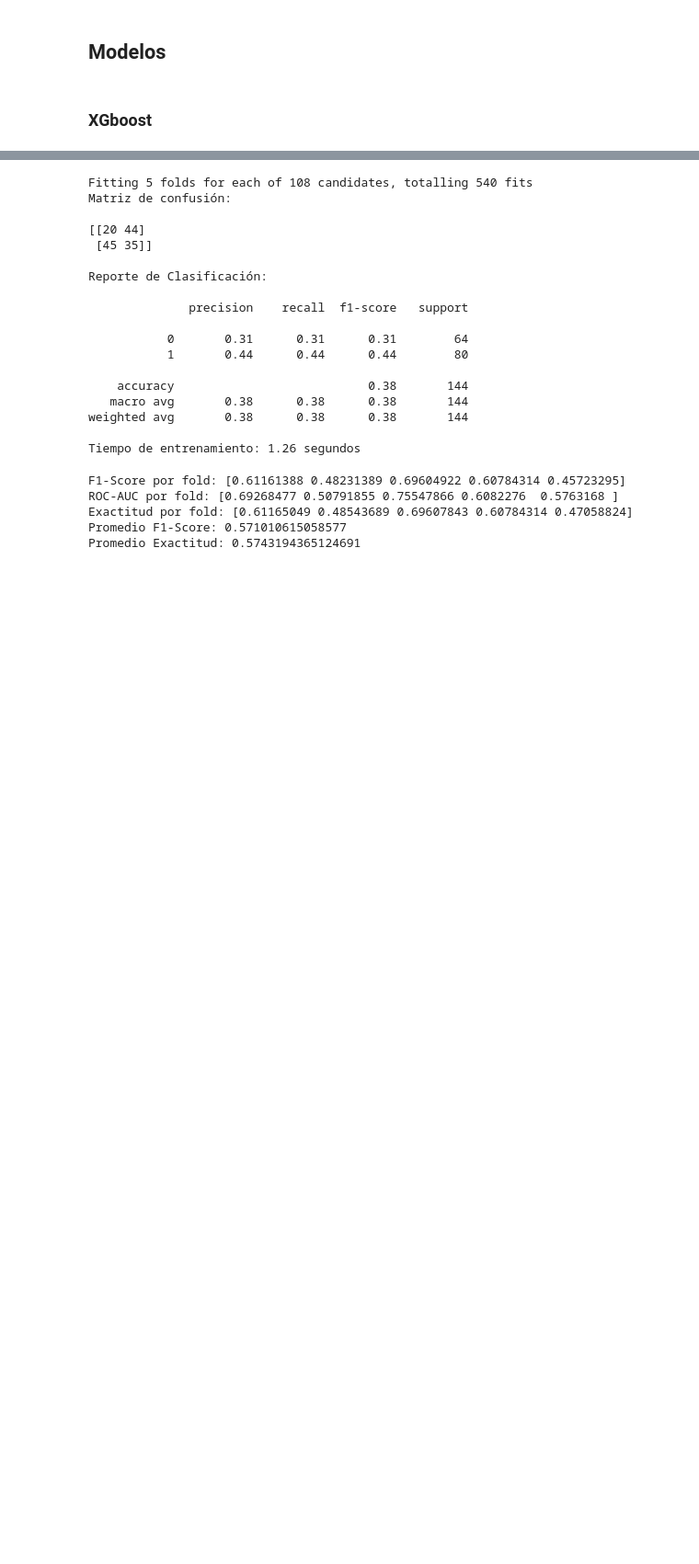
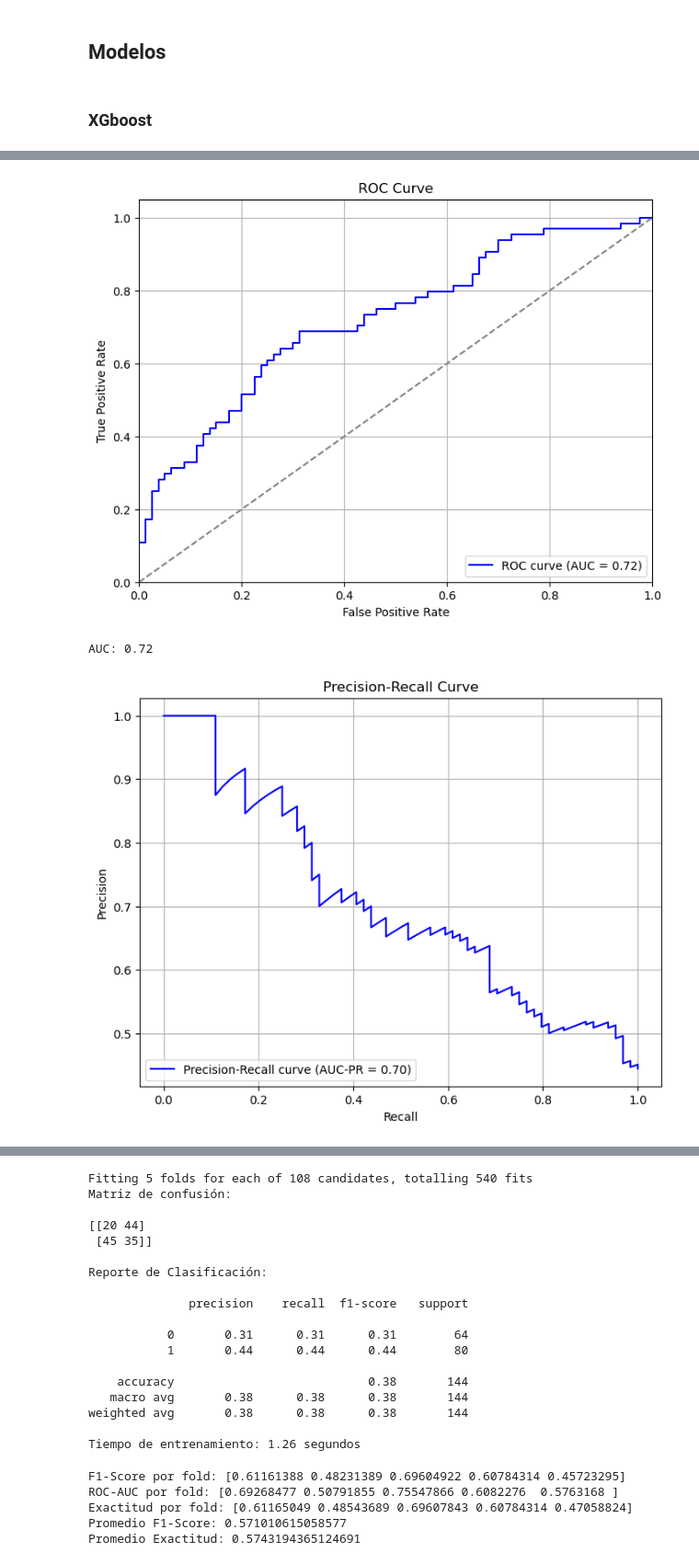
Before and after one commit to Manelzc/Trabajo_de_Titulo_PLR_ML, a Jupyter notebook: exploration.ipynb, the cells around one changed output, grey strips where cells are left out. Shown: that part at 92% size. Drawn from its saved outputs; the diff is of its cells as text; code cells hidden in the pictures; blank space fills up the shorter version.

Commit message:
exploracion update graphs

```diff
--- a/exploration.ipynb
+++ b/exploration.ipynb
@@ -341,3 +341,18 @@ transformed_df.head()
 | 3 | 0.756320 | 0.756208 | 0.845238 | 1.000000 | 0.020185 | ... |
 | 4 | 0.696794 | 0.757364 | 0.823334 | 1.000000 | 0.007278 | ... |
 5 rows × 858 columns
+# %%
+# Aplicar el preprocessor (ajustar y transformar el conjunto de entrenamiento)
+X_test_transformed = preprocessor.fit_transform(X_test)
+
+# Obtener las categorías nuevas creadas por el OneHotEncoder
+onehot_columns = preprocessor.named_transformers_['categorical'].named_steps['category_one_hot'].get_feature_names_out(categorical)
+
+# Crear las columnas finales: numéricas + categóricas codificadas
+final_columns = list(numeric) + list(onehot_columns)
+
+# Convertir los datos transformados en un DataFrame para visualizar
+X_test_trans = pd.DataFrame(X_test_transformed, columns=final_columns)
+
+# Ver las primeras filas del DataFrame transformado
+X_test_trans.head()
@@ -459,7 +522,7 @@ from xgboost import XGBClassifier
 from sklearn.metrics import recall_score, precision_recall_curve, confusion_matrix
 
 # Definir el modelo XGBoost
-xgb_model = XGBClassifier(learning_rate=0.3, max_depth=6, eval_metric='logloss')
+xgb_model = XGBClassifier(learning_rate=0.3, max_depth=6, eval_metric=["error", "logloss"])
 
 # Definir el pipeline con el preprocesador y el modelo XGBoost
 pipe = Pipeline([
@@ -488,0 +552,51 @@ Tiempo de entrenamiento: 2.07 segundos
+# %%
+import matplotlib.pyplot as plt
+from sklearn.metrics import roc_curve, roc_auc_score
+
+# Ajustar el pipeline al conjunto de entrenamiento
+pipe.fit(X_train, y_train)
+
+# Obtener las probabilidades de la clase positiva (1) para el conjunto de prueba
+y_prob = pipe.predict_proba(X_test)[:, 1]
+
+# Calcular la curva ROC
+fpr, tpr, thresholds = roc_curve(y_test, y_prob)
+
+# Calcular el AUC
+auc_value = roc_auc_score(y_test, y_prob)
+
+# Graficar la curva ROC
+plt.figure(figsize=(8, 6))
+plt.plot(fpr, tpr, color='blue', label=f'ROC curve (AUC = {auc_value:.2f})')
+plt.plot([0, 1], [0, 1], color='gray', linestyle='--')  # Línea diagonal
+plt.xlim([0.0, 1.0])
+plt.ylim([0.0, 1.05])
+plt.xlabel('False Positive Rate')
+plt.ylabel('True Positive Rate')
+plt.title('ROC Curve')
+plt.legend(loc="lower right")
+plt.grid(True)
+plt.show()
+
+# Imprimir el valor del AUC
+print(f"AUC: {auc_value:.2f}")
+
+# Calcular la curva Precision-Recall
+precision, recall, thresholds = precision_recall_curve(y_test, y_prob)
+
+# Calcular el AUC-PR
+auc_pr = average_precision_score(y_test, y_prob)
+
+# Graficar la curva Precision-Recall
+plt.figure(figsize=(8, 6))
+plt.plot(recall, precision, color='blue', label=f'Precision-Recall curve (AUC-PR = {auc_pr:.2f})')
+plt.xlabel('Recall')
+plt.ylabel('Precision')
+plt.title('Precision-Recall Curve')
+plt.legend(loc="lower left")
+plt.grid(True)
+plt.show()
+# %% [output]
+[figure, added]
+AUC: 0.72
+[figure, added]
```
Also changed, not shown: parts of 9 cells of this notebook.
